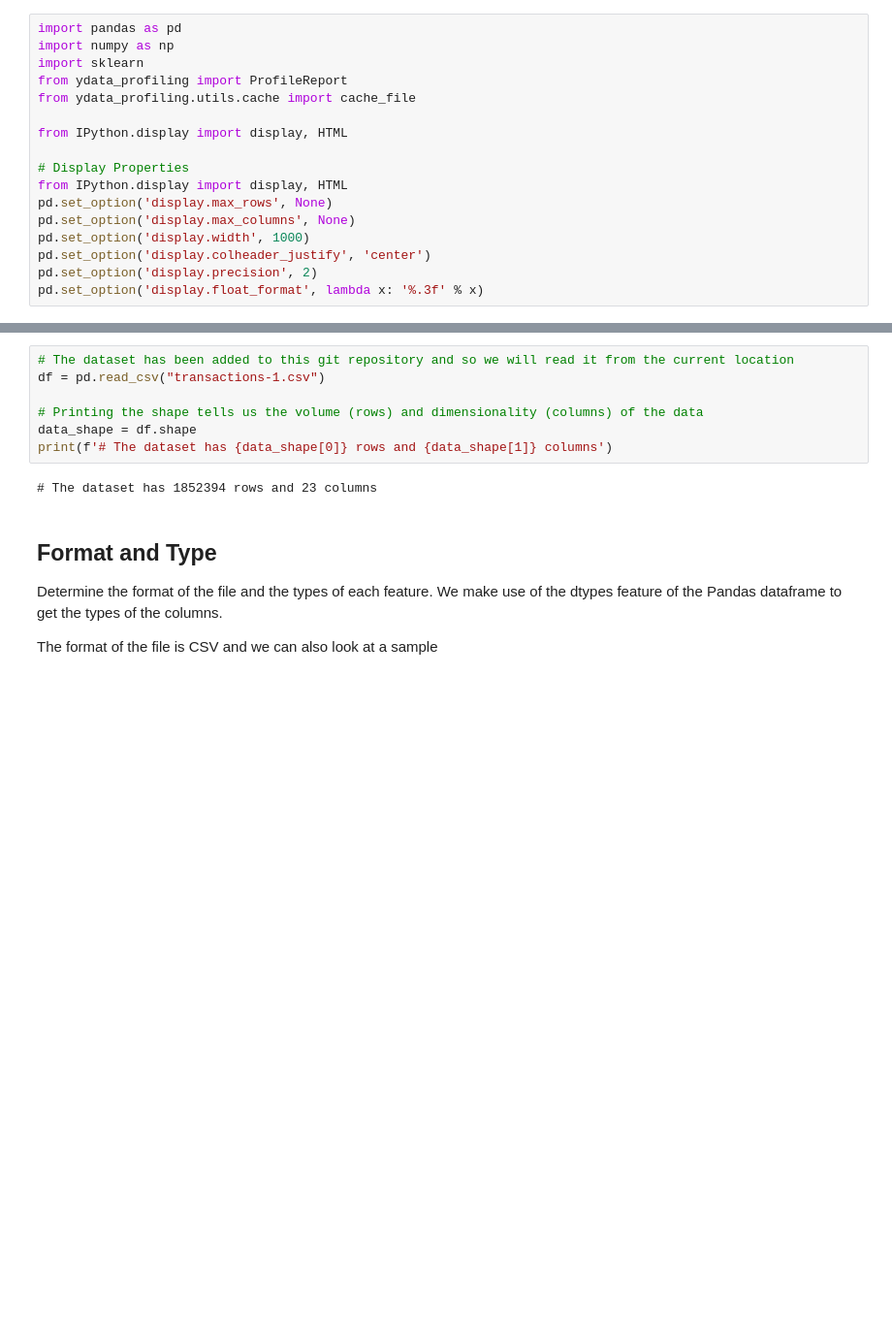
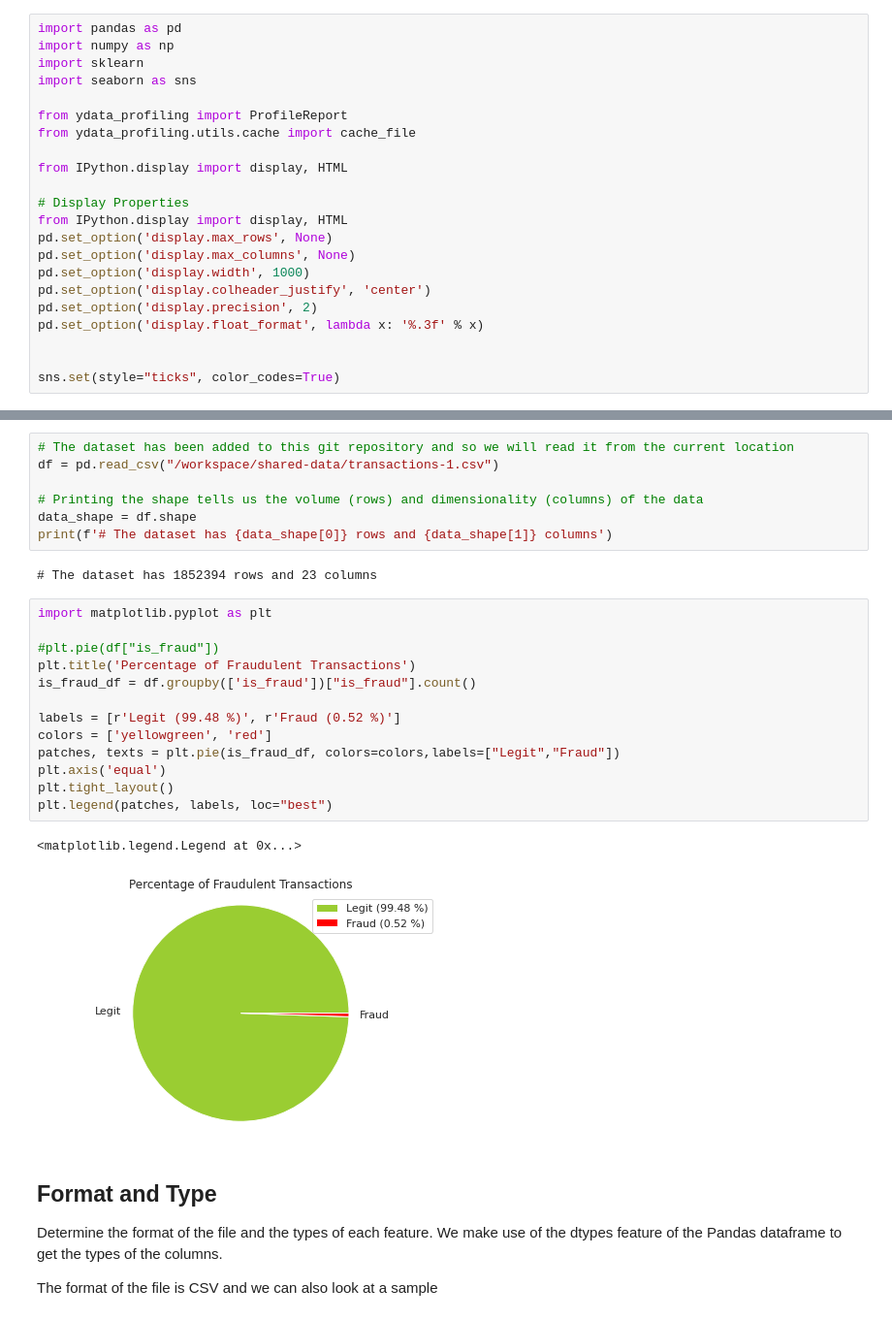
Before and after one commit to shaileshhemdev/hemdev-705.603Spring24, a Jupyter notebook: dataAnalytics/PreliminaryDataPipeline.ipynb, the cells around one changed output, grey strips where cells are left out. Shown: that part at 97% size. Saved outputs shown, nothing was run; the diff lists cells and outputs as text; blank space fills up the shorter version.

```diff
--- a/dataAnalytics/PreliminaryDataPipeline.ipynb
+++ b/dataAnalytics/PreliminaryDataPipeline.ipynb
@@ -40,6 +38,8 @@ You should consider upgrading via the '/usr/bin/python -m pip install --upgrade
 import pandas as pd
 import numpy as np
 import sklearn
+import seaborn as sns
+
 from ydata_profiling import ProfileReport
 from ydata_profiling.utils.cache import cache_file
 
@@ -53,18 +53,37 @@ pd.set_option('display.width', 1000)
 pd.set_option('display.colheader_justify', 'center')
 pd.set_option('display.precision', 2)
 pd.set_option('display.float_format', lambda x: '%.3f' % x)
+
+
+sns.set(style="ticks", color_codes=True)
 # %% [markdown]
 ## Data Integration
 Use the fraud data set introduced earlier in the course
 # %%
 # The dataset has been added to this git repository and so we will read it from the current location
-df = pd.read_csv("transactions-1.csv")
+df = pd.read_csv("/workspace/shared-data/transactions-1.csv")
 
 # Printing the shape tells us the volume (rows) and dimensionality (columns) of the data
 data_shape = df.shape
 print(f'# The dataset has {data_shape[0]} rows and {data_shape[1]} columns')
 # %% [output]
 # The dataset has 1852394 rows and 23 columns
+# %%
+import matplotlib.pyplot as plt
+
+#plt.pie(df["is_fraud"])
+plt.title('Percentage of Fraudulent Transactions')
+is_fraud_df = df.groupby(['is_fraud'])["is_fraud"].count()
+
+labels = [r'Legit (99.48 %)', r'Fraud (0.52 %)']
+colors = ['yellowgreen', 'red']
+patches, texts = plt.pie(is_fraud_df, colors=colors,labels=["Legit","Fraud"])
+plt.axis('equal')
+plt.tight_layout()
+plt.legend(patches, labels, loc="best")
+# %% [output]
+<matplotlib.legend.Legend at 0x...>
+[figure, added]
 # %% [markdown]
 ## Format and Type
 Determine the format of the file and the types of each feature. We make use of the dtypes feature of the Pandas dataframe to get the types of the columns.
```
Also changed, not shown: parts of 27 cells of this notebook, 25 other files.
